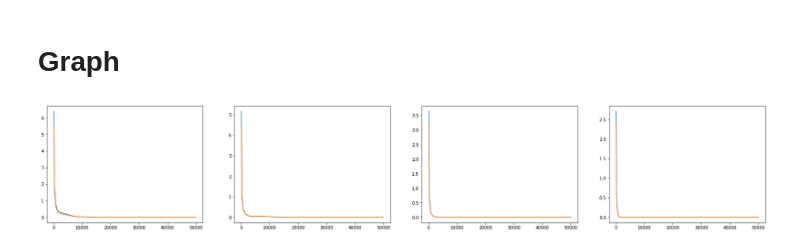
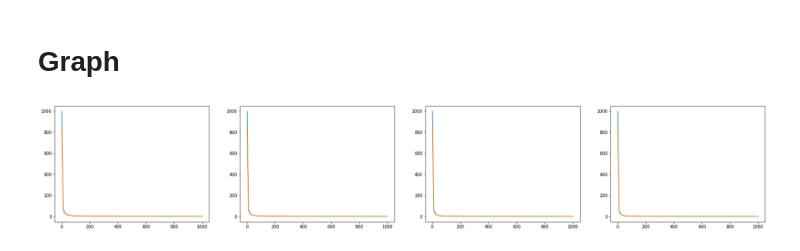
Before and after one commit to PunyPony/sdala, a Jupyter notebook: Untitled.ipynb, the cells around one changed output. Saved outputs shown, nothing was run; the diff lists cells and outputs as text; code cells hidden in the pictures.

```diff
--- a/Untitled.ipynb
+++ b/Untitled.ipynb
@@ -22,24 +22,20 @@ raw_data = re.sub(r'[\s]+', ",", common_words).split(",")
 def check_english_word(w):
     return (len(w)>1 and w!="ax" and d.check(w)) or w in ['i','a','u','y']
 
-data = list(filter(check_english_word, raw_data))[:]
+data = list(filter(check_english_word, raw_data))[:1000]
 # %% [markdown]
 # 1 -Implémenter un Count-Min Sketch (w,d)
 # %%
 class countMinSketch:
     def __init__(self, w, d):
-
         self.d = d
         self.w = w
         self.seeds = np.arange(d)
-        self.sketch = np.zeros((d,w), dtype=int)
+        self.sketch = np.zeros((d,w), dtype=int) #Initialisation des counts
 
     def get_word_index(self, word):
-        def get_word_hashs(word, seed):
-            return mmh3.hash(word, seed)%self.w
-
-        values = list(enumerate(map(lambda seed : get_word_hashs(word, seed), self.seeds)))
-        mask = tuple(zip(*values))
+        values = list(enumerate(map(lambda seed : mmh3.hash(word, seed)%self.w, self.seeds))) #liste de pair d'indice ou l'on va récuperer les counts
+        mask = tuple(zip(*values)) #pour faire une selection dans un array numpy
         return mask
 
     def insert_word(self, word):
@@ -49,9 +45,6 @@ class countMinSketch:
     def get_word_count(self,word):
         mask = self.get_word_index(word)
         return np.min(self.sketch[mask])
-
-    def print_sketch(self):
-        print(self.sketch)
 # %% [markdown]
 # 2 –Rajouter l’option Conservative update sur vos Sketches, évaluer
 # %%
@@ -123,0 +150,14 @@ class countMinSketch_morris: #On ajoute le compteur de Morris
+# %%
+a = HashArrayLinearProbing(1000)
+for w in data:
+    a.insert_word(w)
+
+unique_words = np.unique(data) #Get all unique words
+cnt = Counter(data)
+
+ground_truth = np.array(tuple(map(lambda w : cnt[w], unique_words)))
+predictions = np.vectorize(a.get_word_count)(unique_words)
+
+print(ground_truth)
+print(predictions)
+RMSE(predictions, ground_truth)
@@ -155,12 +214,14 @@ def ARE(predictions, ground_truth):
     return (1/sample_size*(((predictions-ground_truth) / ground_truth)**2).sum())**0.5
 # %%
 ds = [2,3,5,8]
-ws = [100,300,750,1500,3000,7500,15000,30000,50000]
+#ws = [100,300,750,1500,3000,7500,15000,30000,50000]
+ws = np.linspace(1,1000,100).astype(int)
+
 fig, axs  = plt.subplots(1,len(ds), figsize=(30,5))
 graph_error(ws, ds, data, axs)
 plt.show()
 # %% [output]
-[figure, old version]
+[figure, new version]
 # %%
 unique_words = np.unique(data) #Get all unique words
 cnt = Counter(data)
```
Also changed, not shown: parts of 9 cells of this notebook.
